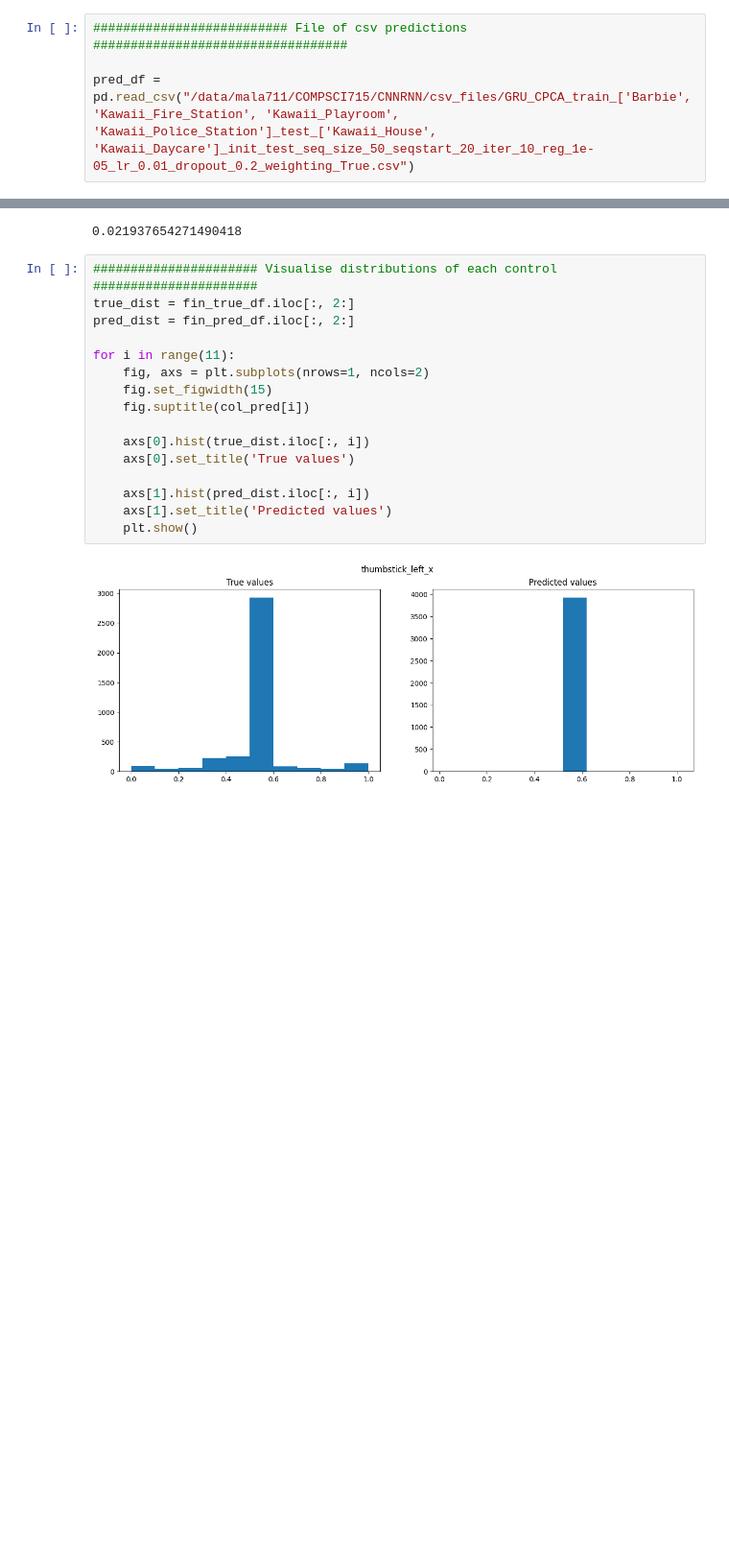
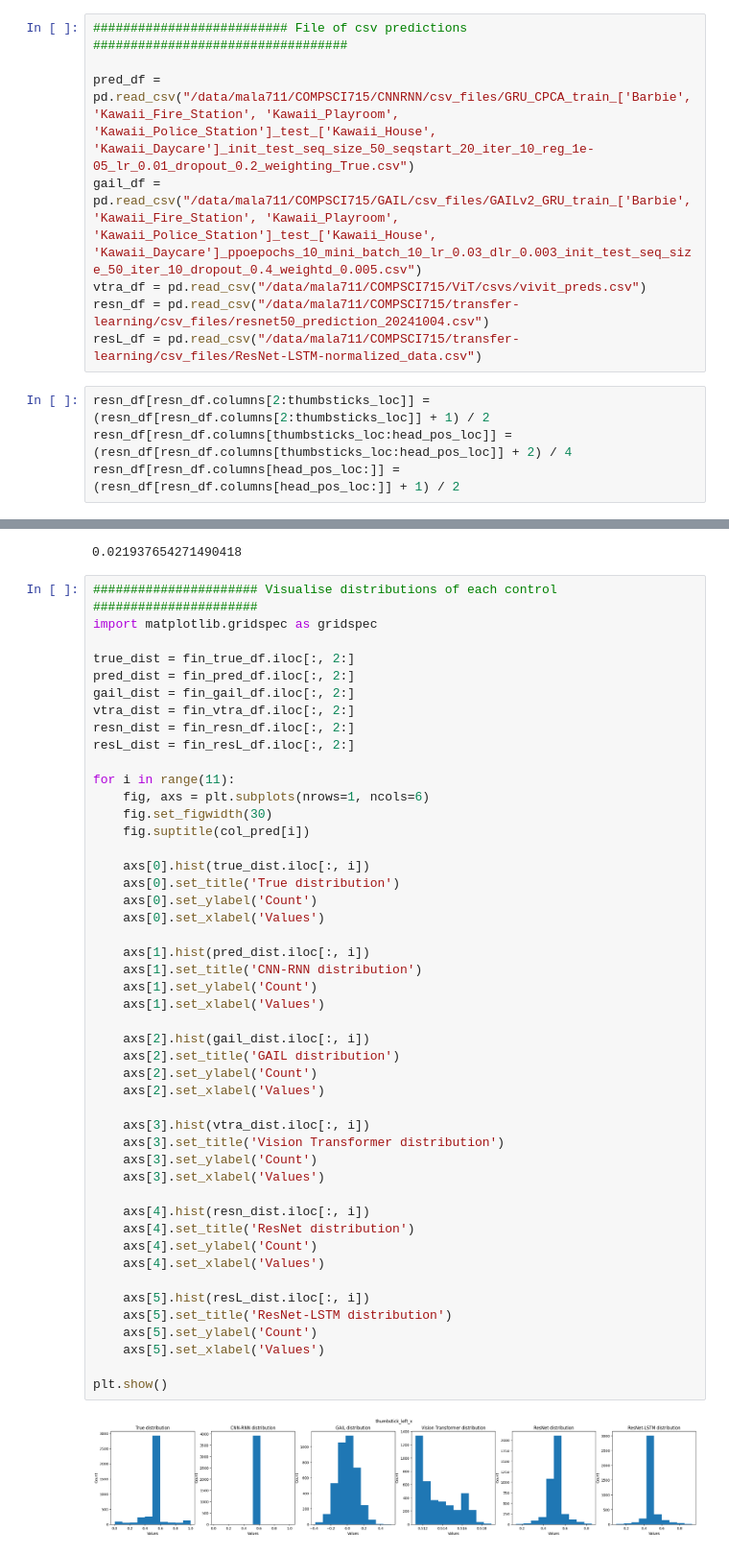
Before and after one commit to mattalajas/COMPSCI715, a Jupyter notebook: utils/visualisation.ipynb, the cells around one changed output, grey strips where cells are left out. Shown at 96% size. Cells and saved outputs as stored; diff of their text form; blank space fills up the shorter version.

```diff
--- a/utils/visualisation.ipynb
+++ b/utils/visualisation.ipynb
@@ -44,6 +44,14 @@ test_set.df[test_set.df.columns[head_pos_loc:]] = (test_set.df[test_set.df.colum
 ########################## File of csv predictions ##################################
 
 pred_df = pd.read_csv("/data/mala711/COMPSCI715/CNNRNN/csv_files/GRU_CPCA_train_['Barbie', 'Kawaii_Fire_Station', 'Kawaii_Playroom', 'Kawaii_Police_Station']_test_['Kawaii_House', 'Kawaii_Daycare']_init_test_seq_size_50_seqstart_20_iter_10_reg_1e-05_lr_0.01_dropout_0.2_weighting_True.csv")
+gail_df = pd.read_csv("/data/mala711/COMPSCI715/GAIL/csv_files/GAILv2_GRU_train_['Barbie', 'Kawaii_Fire_Station', 'Kawaii_Playroom', 'Kawaii_Police_Station']_test_['Kawaii_House', 'Kawaii_Daycare']_ppoepochs_10_mini_batch_10_lr_0.03_dlr_0.003_init_test_seq_size_50_iter_10_dropout_0.4_weightd_0.005.csv")
+vtra_df = pd.read_csv("/data/mala711/COMPSCI715/ViT/csvs/vivit_preds.csv")
+resn_df = pd.read_csv("/data/mala711/COMPSCI715/transfer-learning/csv_files/resnet50_prediction_20241004.csv")
+resL_df = pd.read_csv("/data/mala711/COMPSCI715/transfer-learning/csv_files/ResNet-LSTM-normalized_data.csv")
+# %%
+resn_df[resn_df.columns[2:thumbsticks_loc]] = (resn_df[resn_df.columns[2:thumbsticks_loc]] + 1) / 2
+resn_df[resn_df.columns[thumbsticks_loc:head_pos_loc]] = (resn_df[resn_df.columns[thumbsticks_loc:head_pos_loc]] + 2) / 4
+resn_df[resn_df.columns[head_pos_loc:]] = (resn_df[resn_df.columns[head_pos_loc:]] + 1) / 2
 # %%
 true_df = test_set.df
 
@@ -85,19 +123,50 @@ head_dir_d: 0.0045691611663612915
 0.021937654271490418
 # %%
 ###################### Visualise distributions of each control ######################
+import matplotlib.gridspec as gridspec
+
 true_dist = fin_true_df.iloc[:, 2:]
 pred_dist = fin_pred_df.iloc[:, 2:]
+gail_dist = fin_gail_df.iloc[:, 2:]
+vtra_dist = fin_vtra_df.iloc[:, 2:]
+resn_dist = fin_resn_df.iloc[:, 2:]
+resL_dist = fin_resL_df.iloc[:, 2:]
 
 for i in range(11):
-    fig, axs = plt.subplots(nrows=1, ncols=2)
-    fig.set_figwidth(15)
+    fig, axs = plt.subplots(nrows=1, ncols=6)
+    fig.set_figwidth(30)
     fig.suptitle(col_pred[i])
 
     axs[0].hist(true_dist.iloc[:, i])
-    axs[0].set_title('True values')
+    axs[0].set_title('True distribution')
+    axs[0].set_ylabel('Count')
+    axs[0].set_xlabel('Values')
 
     axs[1].hist(pred_dist.iloc[:, i])
-    axs[1].set_title('Predicted values')
-    plt.show()
+    axs[1].set_title('CNN-RNN distribution')
+    axs[1].set_ylabel('Count')
+    axs[1].set_xlabel('Values')
+
+    axs[2].hist(gail_dist.iloc[:, i])
+    axs[2].set_title('GAIL distribution')
+    axs[2].set_ylabel('Count')
+    axs[2].set_xlabel('Values')
+
+    axs[3].hist(vtra_dist.iloc[:, i])
+    axs[3].set_title('Vision Transformer distribution')
+    axs[3].set_ylabel('Count')
+    axs[3].set_xlabel('Values')
+
+    axs[4].hist(resn_dist.iloc[:, i])
+    axs[4].set_title('ResNet distribution')
+    axs[4].set_ylabel('Count')
+    axs[4].set_xlabel('Values')
+
+    axs[5].hist(resL_dist.iloc[:, i])
+    axs[5].set_title('ResNet-LSTM distribution')
+    axs[5].set_ylabel('Count')
+    axs[5].set_xlabel('Values')
+
+plt.show()
 # %% [output]
-[figure, old version]
+[figure, new version]
```
Also changed, not shown: parts of 7 cells of this notebook, 5 other files.
